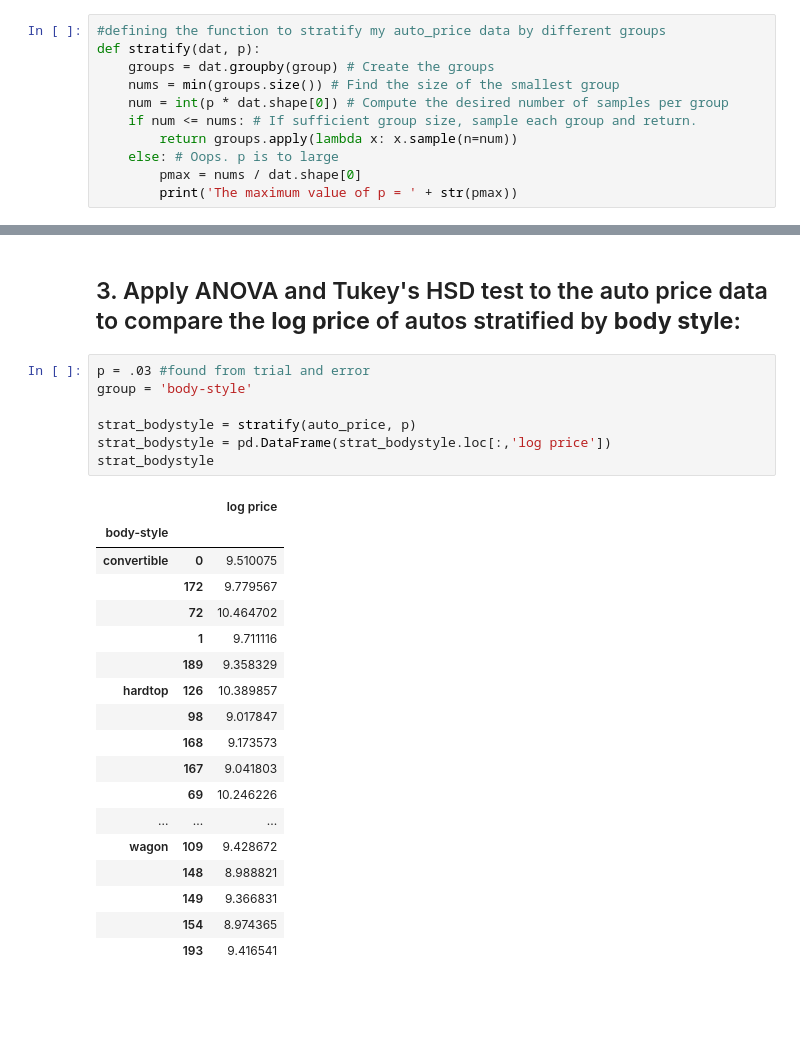
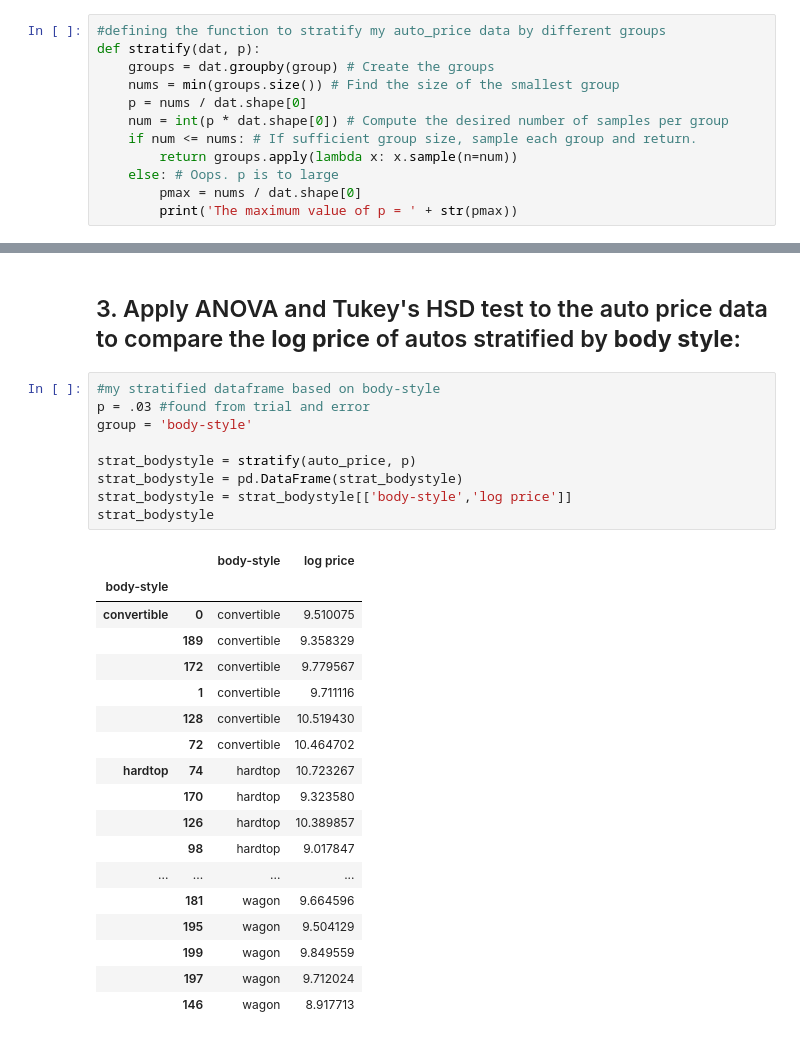
Before and after one commit to nataliegmoore/Data-Science-Certificate-UW, a Jupyter notebook: NatalieMoore-L04-AutoHypothesis.ipynb, the cells around one changed output, grey strips where cells are left out. Saved outputs shown, nothing was run; the diff lists cells and outputs as text; blank space fills up the shorter version.

```diff
--- a/NatalieMoore-L04-AutoHypothesis.ipynb
+++ b/NatalieMoore-L04-AutoHypothesis.ipynb
@@ -211,6 +236,7 @@ Above is a histogram of both the scaled 'price' and 'log price' columns. Since t
 def stratify(dat, p):
     groups = dat.groupby(group) # Create the groups
     nums = min(groups.size()) # Find the size of the smallest group
+    p = nums / dat.shape[0]
     num = int(p * dat.shape[0]) # Compute the desired number of samples per group
     if num <= nums: # If sufficient group size, sample each group and return.
         return groups.apply(lambda x: x.sample(n=num))
@@ -322,28 +410,30 @@ strat_drivewheels
 # %% [markdown]
 ## 3. Apply ANOVA and Tukey's HSD test to the auto price data to compare the **log price** of autos stratified by **body style**:
 # %%
+#my stratified dataframe based on body-style
 p = .03 #found from trial and error
 group = 'body-style'
 
 strat_bodystyle = stratify(auto_price, p)
-strat_bodystyle = pd.DataFrame(strat_bodystyle.loc[:,'log price'])
+strat_bodystyle = pd.DataFrame(strat_bodystyle)
+strat_bodystyle = strat_bodystyle[['body-style','log price']]
 strat_bodystyle
 # %% [output]
-|  |  | log price |
-| body-style |  |  |
-| convertible | 0 | 9.510075 |
-|  | 172 | 9.779567 |
-|  | 72 | 10.464702 |
-|  | 1 | 9.711116 |
-|  | 189 | 9.358329 |
-| hardtop | 126 | 10.389857 |
-|  | 98 | 9.017847 |
-|  | 168 | 9.173573 |
-|  | 167 | 9.041803 |
-|  | 69 | 10.246226 |
-| ... | ... | ... |
-| wagon | 109 | 9.428672 |
-|  | 148 | 8.988821 |
-|  | 149 | 9.366831 |
-|  | 154 | 8.974365 |
-|  | 193 | 9.416541 |
+|  |  | body-style | log price |
+| body-style |  |  |  |
+| convertible | 0 | convertible | 9.510075 |
+|  | 189 | convertible | 9.358329 |
+|  | 172 | convertible | 9.779567 |
+|  | 1 | convertible | 9.711116 |
+|  | 128 | convertible | 10.519430 |
+|  | 72 | convertible | 10.464702 |
+| hardtop | 74 | hardtop | 10.723267 |
+|  | 170 | hardtop | 9.323580 |
+|  | 126 | hardtop | 10.389857 |
+|  | 98 | hardtop | 9.017847 |
+| ... | ... | ... | ... |
+|  | 181 | wagon | 9.664596 |
+|  | 195 | wagon | 9.504129 |
+|  | 199 | wagon | 9.849559 |
+|  | 197 | wagon | 9.712024 |
+|  | 146 | wagon | 8.917713 |
```
Also changed, not shown: parts of 26 cells of this notebook, 5 other files.
